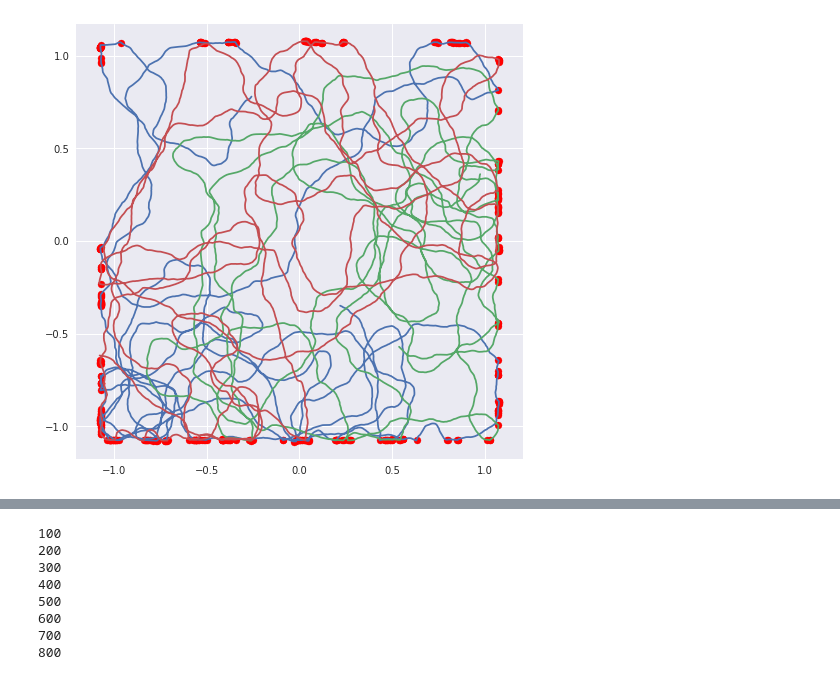
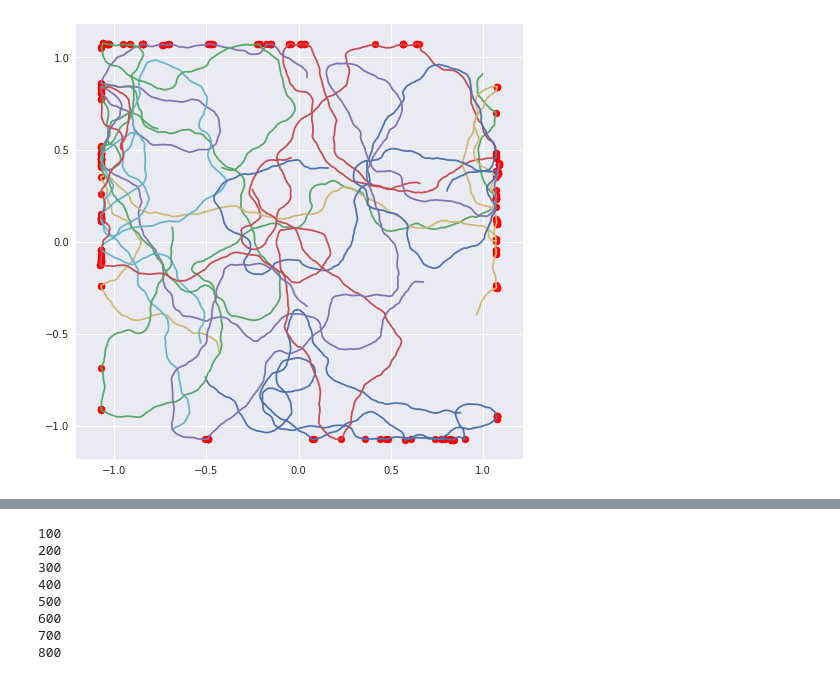
Before and after one commit to ganguli-lab/grid-pattern-formation, a Jupyter notebook: ben_generate_rat_trajectory.ipynb, the cells around one changed output, grey strips where cells are left out. Saved outputs shown, nothing was run; the diff lists cells and outputs as text; code cells hidden in the pictures.

```diff
--- a/ben_generate_rat_trajectory.ipynb
+++ b/ben_generate_rat_trajectory.ipynb
@@ -40,14 +40,14 @@ def min_dist_angle_circular(position, direction, box_size):
     return d_wall, a_wall
 # %%
 dt = 0.02 #time step increment (seconds)
-samples = int(200/dt) + 1 #number of time points
+samples = int(40/dt) + 1 #number of time points
 box_size = 2.2 / 2 #meters
 border_region = 0.03 #meters
 
 turn_angle = 0
 
 mu = 0
-sigma = 5.76 #stdev rotation velocity (rads/sec)
+sigma = 5.76  #stdev rotation velocity (rads/sec)
 b = 0.13 #forward velocity rayleigh dist scale (m/sec)
 # %%
 # random velocity samples
@@ -73,7 +73,7 @@ def generate_trajectory():
         if d_wall < border_region and np.abs(a_wall) < np.pi/2:
             turning[i-1] = 1
             turn_angle = np.sign(a_wall)* (np.pi/2 - np.abs(a_wall)) + dt*random_turn[i]
-            v -= 0.25*v
+            v = 0.25*v
         else:
             v = random_vel[i]
             turn_angle = dt*random_turn[i]
@@ -88,16 +88,16 @@ def generate_trajectory():
     return position[:-1,0], position[:-1, 1], head_dir[:-1], ego_v[:-1], theta_x, theta_y, turning[:-1]
 # %%
 plt.figure(figsize=(8,8))
-for i in range(3):
+for i in range(10):
     sample_traj = generate_trajectory()
     x = sample_traj[0]
     y = sample_traj[1]
     turning = sample_traj[-1]
     plt.plot(x, y)
     plt.scatter(x[turning], y[turning], c='red')
 
 plt.axis("equal")
 t = np.linspace(-np.pi, np.pi, 100)
 # plt.plot(box_size*np.cos(t), box_size*np.sin(t))
 # %% [output]
-[figure, old version]
+[figure, new version]
```
Also changed, not shown: parts of 6 cells of this notebook, 7 other files.
